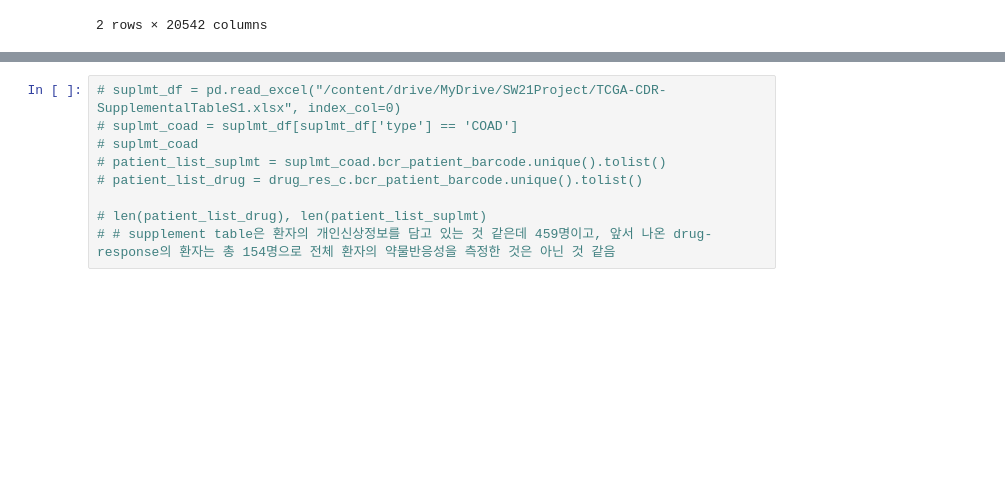
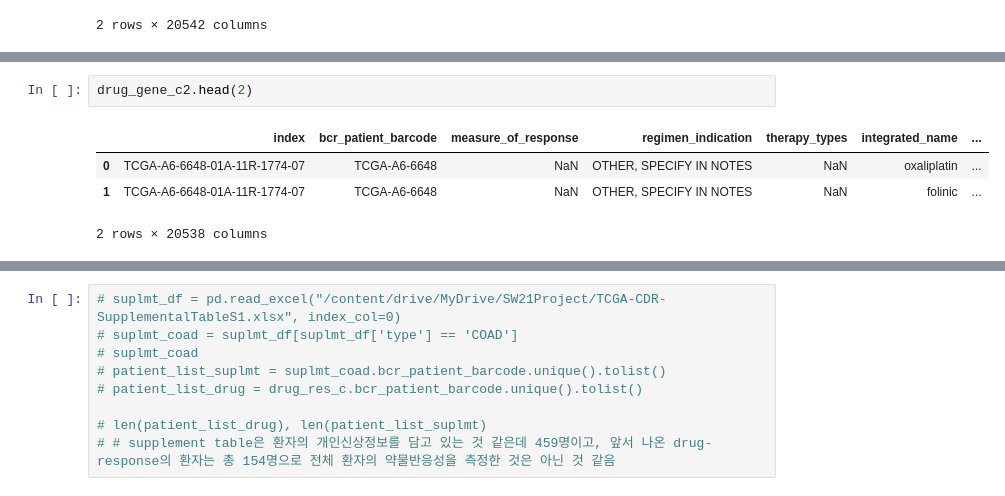
Before and after one commit to Dohyeon0224/SwUniv_CancerGene_Analysis, a Jupyter notebook: Colab_Notebook/Suho/TCGA_durg_res,_gene_exp_SUHO.ipynb, the cells around one changed output, grey strips where cells are left out. Drawn from its saved outputs; the diff is of its cells as text; blank space fills up the shorter version.

```diff
--- a/Colab_Notebook/Suho/TCGA_durg_res,_gene_exp_SUHO.ipynb
+++ b/Colab_Notebook/Suho/TCGA_durg_res,_gene_exp_SUHO.ipynb
@@ -577,0 +580,7 @@ drug_gene_c.to_csv("drug_gene_c.csv")
+# %%
+drug_gene_c2.head(2)
+# %% [output]
+|  | index | bcr_patient_barcode | measure_of_response | regimen_indication | therapy_types | integrated_name | ... |
+| 0 | TCGA-A6-6648-01A-11R-1774-07 | TCGA-A6-6648 | NaN | OTHER, SPECIFY IN NOTES | NaN | oxaliplatin | ... |
+| 1 | TCGA-A6-6648-01A-11R-1774-07 | TCGA-A6-6648 | NaN | OTHER, SPECIFY IN NOTES | NaN | folinic | ... |
+2 rows × 20538 columns
```
Also changed, not shown: parts of 7 cells of this notebook.
